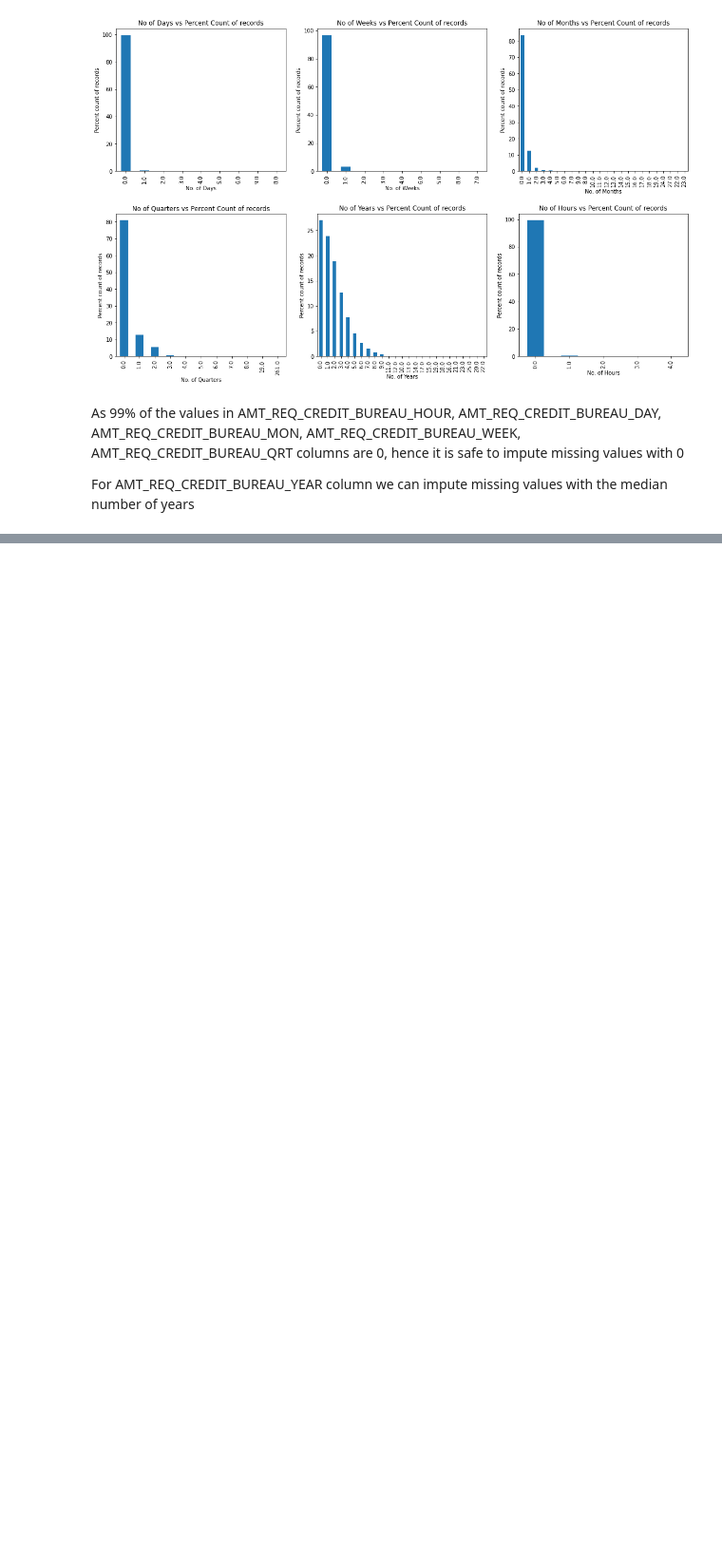
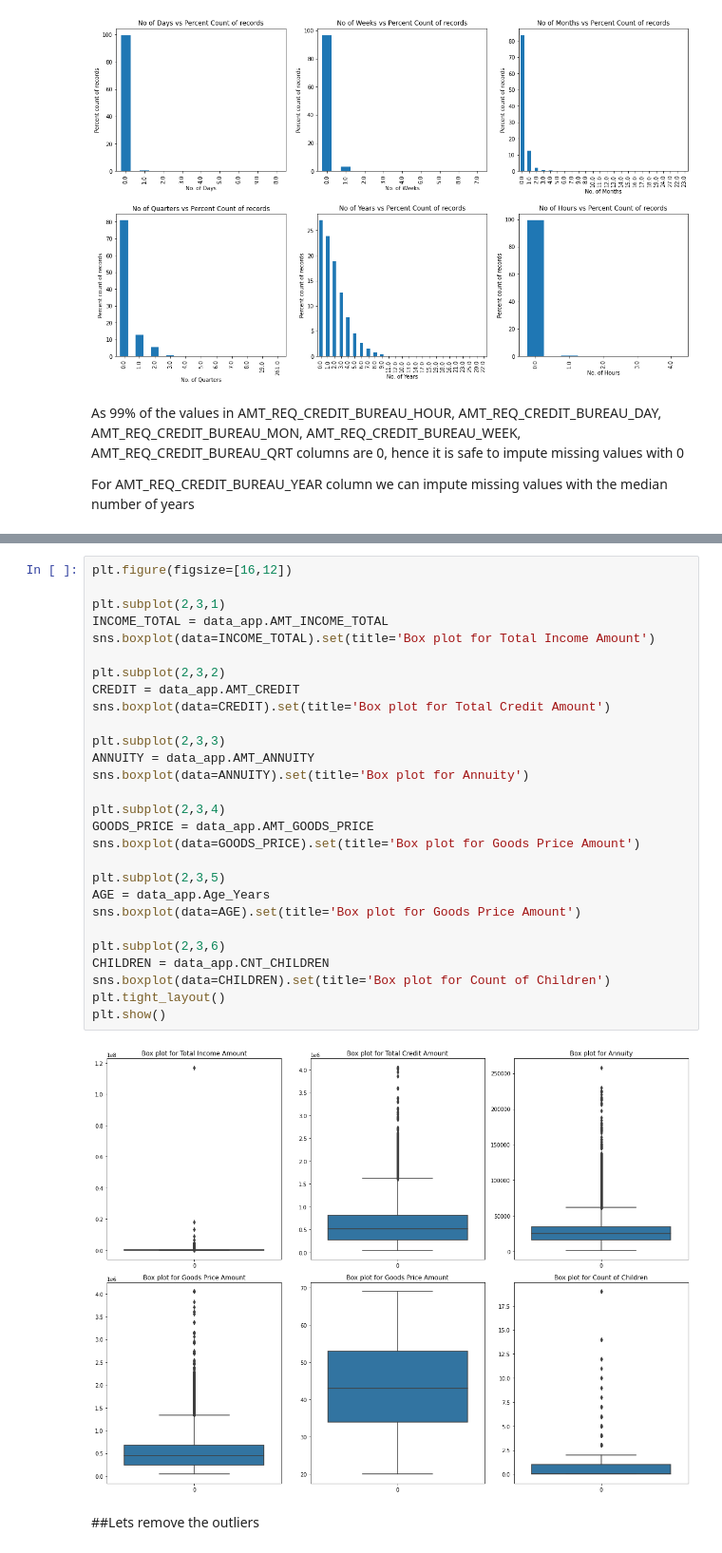
Before and after one commit to GaikwadChinmay/EDA-Case-Study-Bank-Loans, a Jupyter notebook: EDA_Case_Study_UpGrad.ipynb, the cells around one changed output, grey strips where cells are left out. Shown at 95% size. Drawn from its saved outputs; the diff is of its cells as text; blank space fills up the shorter version.

Commit message:
Checkpoint v0.2 Outliers

```diff
--- a/EDA_Case_Study_UpGrad.ipynb
+++ b/EDA_Case_Study_UpGrad.ipynb
@@ -252,0 +475,32 @@ memory usage: 171.3+ MB
+# %%
+plt.figure(figsize=[16,12])
+
+plt.subplot(2,3,1)
+INCOME_TOTAL = data_app.AMT_INCOME_TOTAL
+sns.boxplot(data=INCOME_TOTAL).set(title='Box plot for Total Income Amount')
+
+plt.subplot(2,3,2)
+CREDIT = data_app.AMT_CREDIT
+sns.boxplot(data=CREDIT).set(title='Box plot for Total Credit Amount')
+
+plt.subplot(2,3,3)
+ANNUITY = data_app.AMT_ANNUITY
+sns.boxplot(data=ANNUITY).set(title='Box plot for Annuity')
+
+plt.subplot(2,3,4)
+GOODS_PRICE = data_app.AMT_GOODS_PRICE
+sns.boxplot(data=GOODS_PRICE).set(title='Box plot for Goods Price Amount')
+
+plt.subplot(2,3,5)
+AGE = data_app.Age_Years
+sns.boxplot(data=AGE).set(title='Box plot for Goods Price Amount')
+
+plt.subplot(2,3,6)
+CHILDREN = data_app.CNT_CHILDREN
+sns.boxplot(data=CHILDREN).set(title='Box plot for Count of Children')
+plt.tight_layout()
+plt.show()
+# %% [output]
+[figure, added]
+# %% [markdown]
+##Lets remove the outliers
```
Also changed, not shown: parts of 52 cells of this notebook.
